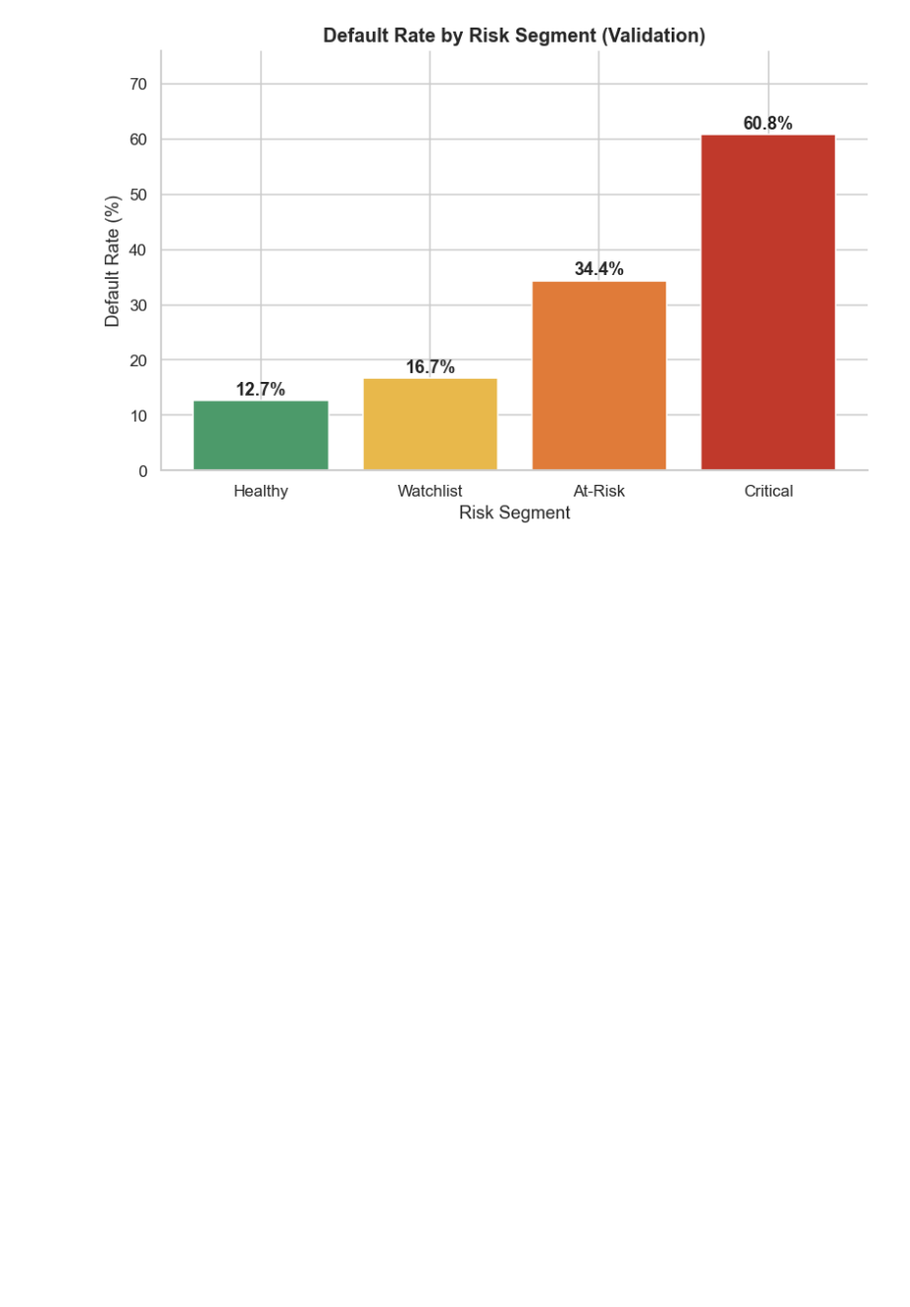
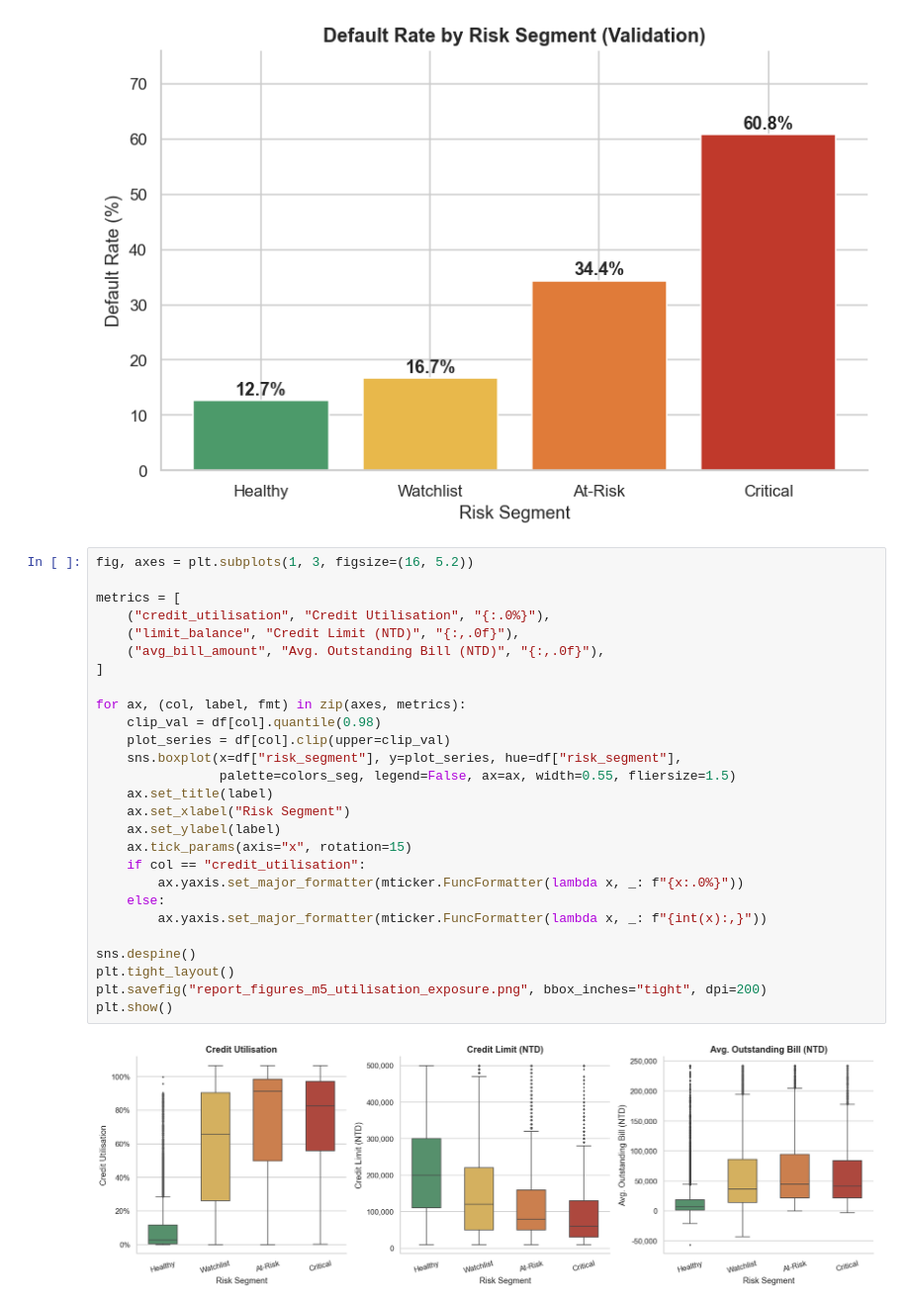
Before and after one commit to Dewmi2004/NovaX--Group-project-of-Python-for-DS-AI, a Jupyter notebook: NovaX.ipynb, the cells around one changed output. Shown at 99% size. Cells and saved outputs as stored; diff of their text form; blank space fills up the shorter version.

Commit message:
Credit Utilisation & Exposure Hypothesis.

```diff
--- a/NovaX.ipynb
+++ b/NovaX.ipynb
@@ -2051,3 +2051,32 @@ plt.tight_layout()
 plt.show()
 # %% [output]
 [figure]
+# %%
+fig, axes = plt.subplots(1, 3, figsize=(16, 5.2))
+
+metrics = [
+    ("credit_utilisation", "Credit Utilisation", "{:.0%}"),
+    ("limit_balance", "Credit Limit (NTD)", "{:,.0f}"),
+    ("avg_bill_amount", "Avg. Outstanding Bill (NTD)", "{:,.0f}"),
+]
+
+for ax, (col, label, fmt) in zip(axes, metrics):
+    clip_val = df[col].quantile(0.98)
+    plot_series = df[col].clip(upper=clip_val)
+    sns.boxplot(x=df["risk_segment"], y=plot_series, hue=df["risk_segment"],
+                palette=colors_seg, legend=False, ax=ax, width=0.55, fliersize=1.5)
+    ax.set_title(label)
+    ax.set_xlabel("Risk Segment")
+    ax.set_ylabel(label)
+    ax.tick_params(axis="x", rotation=15)
+    if col == "credit_utilisation":
+        ax.yaxis.set_major_formatter(mticker.FuncFormatter(lambda x, _: f"{x:.0%}"))
+    else:
+        ax.yaxis.set_major_formatter(mticker.FuncFormatter(lambda x, _: f"{int(x):,}"))
+
+sns.despine()
+plt.tight_layout()
+plt.savefig("report_figures_m5_utilisation_exposure.png", bbox_inches="tight", dpi=200)
+plt.show()
+# %% [output]
+[figure, added]
```
Also changed, not shown: parts of 1 cell of this notebook, 1 other file.
